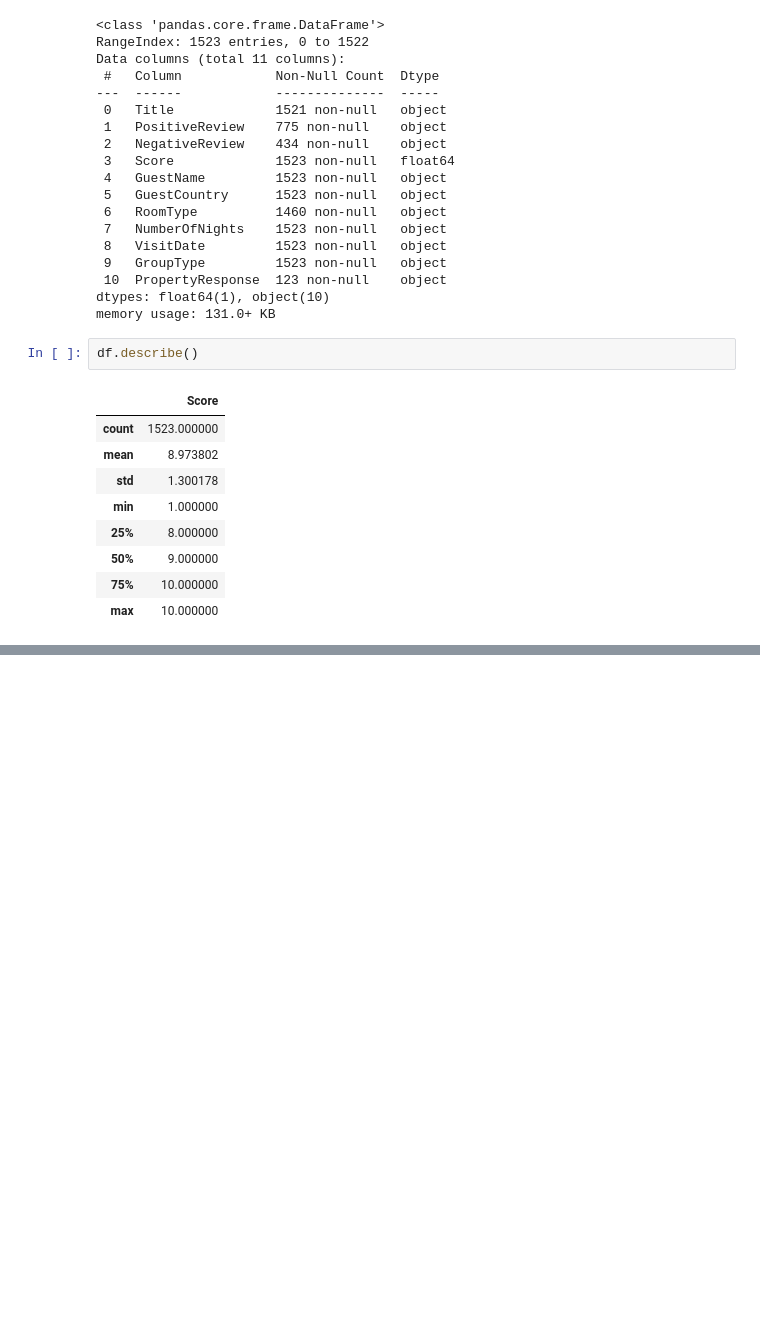
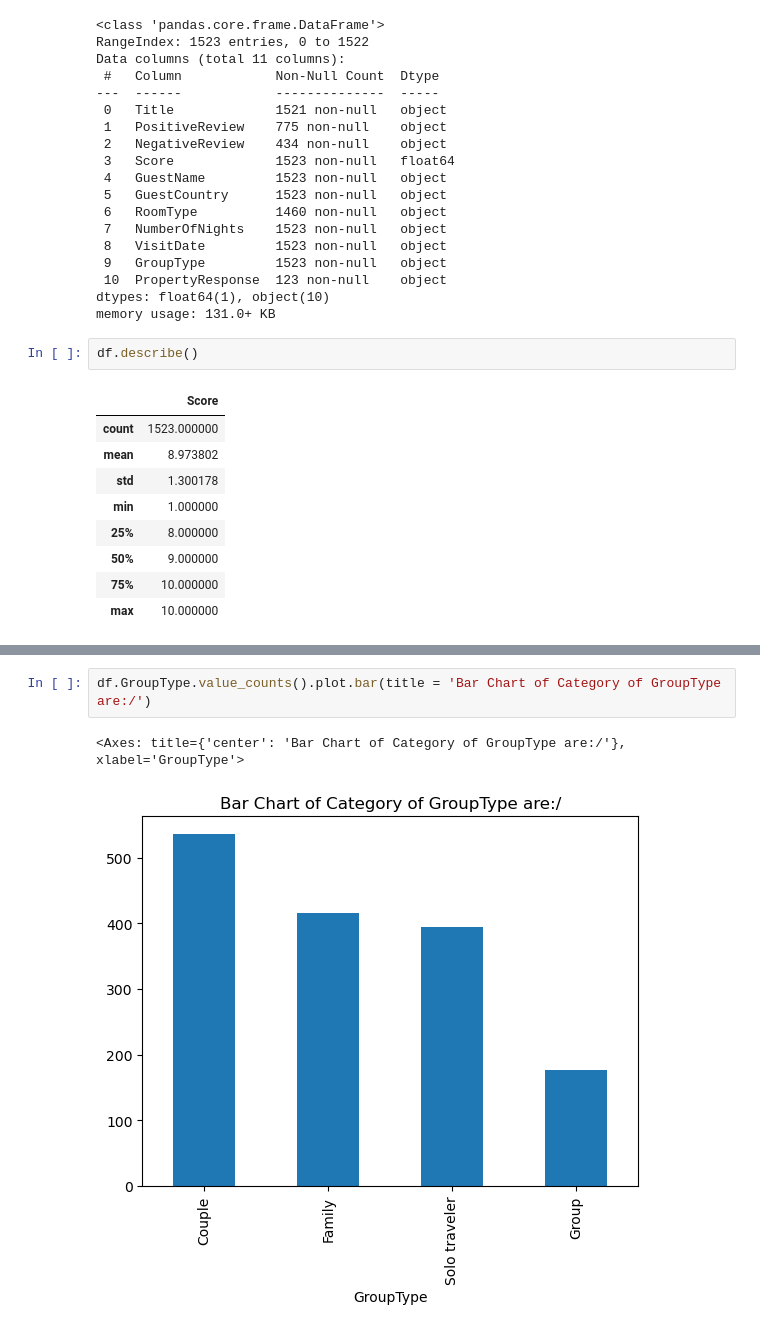
Before and after one commit to NurHafizahHusna/La-veranda-, a Jupyter notebook: NLP_La_Veranda.ipynb, the cells around one changed output, grey strips where cells are left out. Saved outputs shown, nothing was run; the diff lists cells and outputs as text; blank space fills up the shorter version.

```diff
--- a/NLP_La_Veranda.ipynb
+++ b/NLP_La_Veranda.ipynb
@@ -518,0 +507,5 @@ sns.barplot(y = PositiveReview, x = Score, data =df )
+# %%
+df.GroupType.value_counts().plot.bar(title = 'Bar Chart of Category of GroupType are:/')
+# %% [output]
+<Axes: title={'center': 'Bar Chart of Category of GroupType are:/'}, xlabel='GroupType'>
+[figure, added]
```
Also changed, not shown: parts of 9 cells of this notebook.
